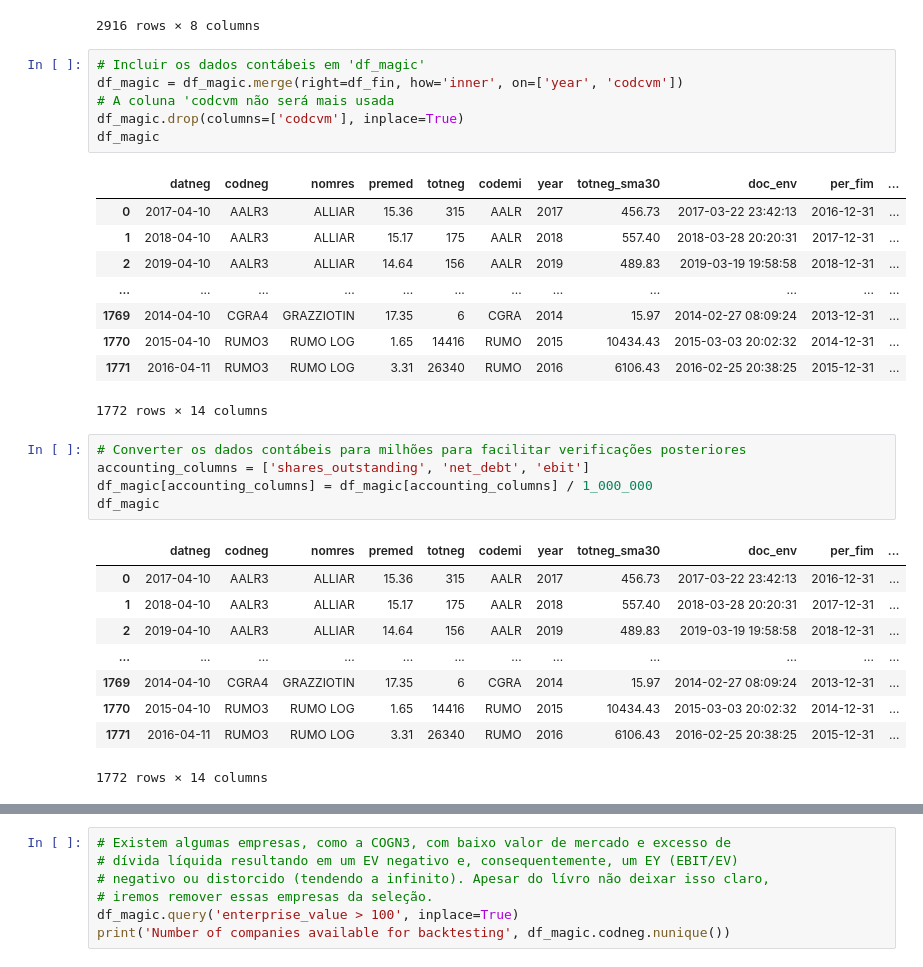
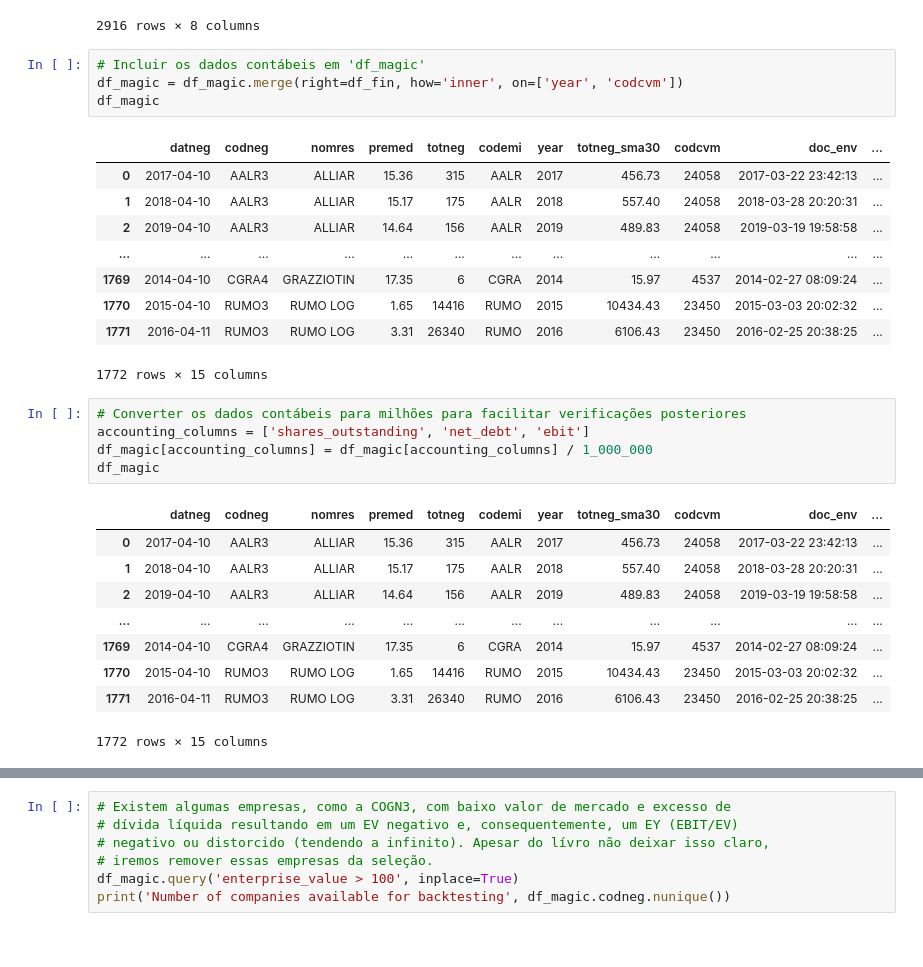
Before and after one commit to AlgebraQuant/MagicFormula, a Jupyter notebook: src/4_ranking_stocks.ipynb, the cells around one changed output, grey strips where cells are left out. Drawn from its saved outputs; the diff is of its cells as text.

```diff
--- a/src/4_ranking_stocks.ipynb
+++ b/src/4_ranking_stocks.ipynb
@@ -255,34 +255,32 @@ df_fin
 # %%
 # Incluir os dados contábeis em 'df_magic'
 df_magic = df_magic.merge(right=df_fin, how='inner', on=['year', 'codcvm'])
-# A coluna 'codcvm não será mais usada
-df_magic.drop(columns=['codcvm'], inplace=True)
 df_magic
 # %% [output]
-|  | datneg | codneg | nomres | premed | totneg | codemi | year | totneg_sma30 | doc_env | per_fim | ... |
-| 0 | 2017-04-10 | AALR3 | ALLIAR | 15.36 | 315 | AALR | 2017 | 456.73 | 2017-03-22 23:42:13 | 2016-12-31 | ... |
-| 1 | 2018-04-10 | AALR3 | ALLIAR | 15.17 | 175 | AALR | 2018 | 557.40 | 2018-03-28 20:20:31 | 2017-12-31 | ... |
-| 2 | 2019-04-10 | AALR3 | ALLIAR | 14.64 | 156 | AALR | 2019 | 489.83 | 2019-03-19 19:58:58 | 2018-12-31 | ... |
+|  | datneg | codneg | nomres | premed | totneg | codemi | year | totneg_sma30 | codcvm | doc_env | ... |
+| 0 | 2017-04-10 | AALR3 | ALLIAR | 15.36 | 315 | AALR | 2017 | 456.73 | 24058 | 2017-03-22 23:42:13 | ... |
+| 1 | 2018-04-10 | AALR3 | ALLIAR | 15.17 | 175 | AALR | 2018 | 557.40 | 24058 | 2018-03-28 20:20:31 | ... |
+| 2 | 2019-04-10 | AALR3 | ALLIAR | 14.64 | 156 | AALR | 2019 | 489.83 | 24058 | 2019-03-19 19:58:58 | ... |
 | ... | ... | ... | ... | ... | ... | ... | ... | ... | ... | ... | ... |
-| 1769 | 2014-04-10 | CGRA4 | GRAZZIOTIN | 17.35 | 6 | CGRA | 2014 | 15.97 | 2014-02-27 08:09:24 | 2013-12-31 | ... |
-| 1770 | 2015-04-10 | RUMO3 | RUMO LOG | 1.65 | 14416 | RUMO | 2015 | 10434.43 | 2015-03-03 20:02:32 | 2014-12-31 | ... |
-| 1771 | 2016-04-11 | RUMO3 | RUMO LOG | 3.31 | 26340 | RUMO | 2016 | 6106.43 | 2016-02-25 20:38:25 | 2015-12-31 | ... |
+| 1769 | 2014-04-10 | CGRA4 | GRAZZIOTIN | 17.35 | 6 | CGRA | 2014 | 15.97 | 4537 | 2014-02-27 08:09:24 | ... |
+| 1770 | 2015-04-10 | RUMO3 | RUMO LOG | 1.65 | 14416 | RUMO | 2015 | 10434.43 | 23450 | 2015-03-03 20:02:32 | ... |
+| 1771 | 2016-04-11 | RUMO3 | RUMO LOG | 3.31 | 26340 | RUMO | 2016 | 6106.43 | 23450 | 2016-02-25 20:38:25 | ... |
-1772 rows × 14 columns
+1772 rows × 15 columns
 # %%
 # Converter os dados contábeis para milhões para facilitar verificações posteriores
 accounting_columns = ['shares_outstanding', 'net_debt', 'ebit']
 df_magic[accounting_columns] = df_magic[accounting_columns] / 1_000_000
 df_magic
 # %% [output]
-|  | datneg | codneg | nomres | premed | totneg | codemi | year | totneg_sma30 | doc_env | per_fim | ... |
-| 0 | 2017-04-10 | AALR3 | ALLIAR | 15.36 | 315 | AALR | 2017 | 456.73 | 2017-03-22 23:42:13 | 2016-12-31 | ... |
-| 1 | 2018-04-10 | AALR3 | ALLIAR | 15.17 | 175 | AALR | 2018 | 557.40 | 2018-03-28 20:20:31 | 2017-12-31 | ... |
-| 2 | 2019-04-10 | AALR3 | ALLIAR | 14.64 | 156 | AALR | 2019 | 489.83 | 2019-03-19 19:58:58 | 2018-12-31 | ... |
+|  | datneg | codneg | nomres | premed | totneg | codemi | year | totneg_sma30 | codcvm | doc_env | ... |
+| 0 | 2017-04-10 | AALR3 | ALLIAR | 15.36 | 315 | AALR | 2017 | 456.73 | 24058 | 2017-03-22 23:42:13 | ... |
+| 1 | 2018-04-10 | AALR3 | ALLIAR | 15.17 | 175 | AALR | 2018 | 557.40 | 24058 | 2018-03-28 20:20:31 | ... |
+| 2 | 2019-04-10 | AALR3 | ALLIAR | 14.64 | 156 | AALR | 2019 | 489.83 | 24058 | 2019-03-19 19:58:58 | ... |
 | ... | ... | ... | ... | ... | ... | ... | ... | ... | ... | ... | ... |
-| 1769 | 2014-04-10 | CGRA4 | GRAZZIOTIN | 17.35 | 6 | CGRA | 2014 | 15.97 | 2014-02-27 08:09:24 | 2013-12-31 | ... |
-| 1770 | 2015-04-10 | RUMO3 | RUMO LOG | 1.65 | 14416 | RUMO | 2015 | 10434.43 | 2015-03-03 20:02:32 | 2014-12-31 | ... |
-| 1771 | 2016-04-11 | RUMO3 | RUMO LOG | 3.31 | 26340 | RUMO | 2016 | 6106.43 | 2016-02-25 20:38:25 | 2015-12-31 | ... |
+| 1769 | 2014-04-10 | CGRA4 | GRAZZIOTIN | 17.35 | 6 | CGRA | 2014 | 15.97 | 4537 | 2014-02-27 08:09:24 | ... |
+| 1770 | 2015-04-10 | RUMO3 | RUMO LOG | 1.65 | 14416 | RUMO | 2015 | 10434.43 | 23450 | 2015-03-03 20:02:32 | ... |
+| 1771 | 2016-04-11 | RUMO3 | RUMO LOG | 3.31 | 26340 | RUMO | 2016 | 6106.43 | 23450 | 2016-02-25 20:38:25 | ... |
-1772 rows × 14 columns
+1772 rows × 15 columns
 # %%
 # Calcular os indicadores que dependem do preço do ação
 df_magic['market_cap'] = df_magic['shares_outstanding'] * df_magic['premed']
```
Also changed, not shown: parts of 15 cells of this notebook, 2 other files.
